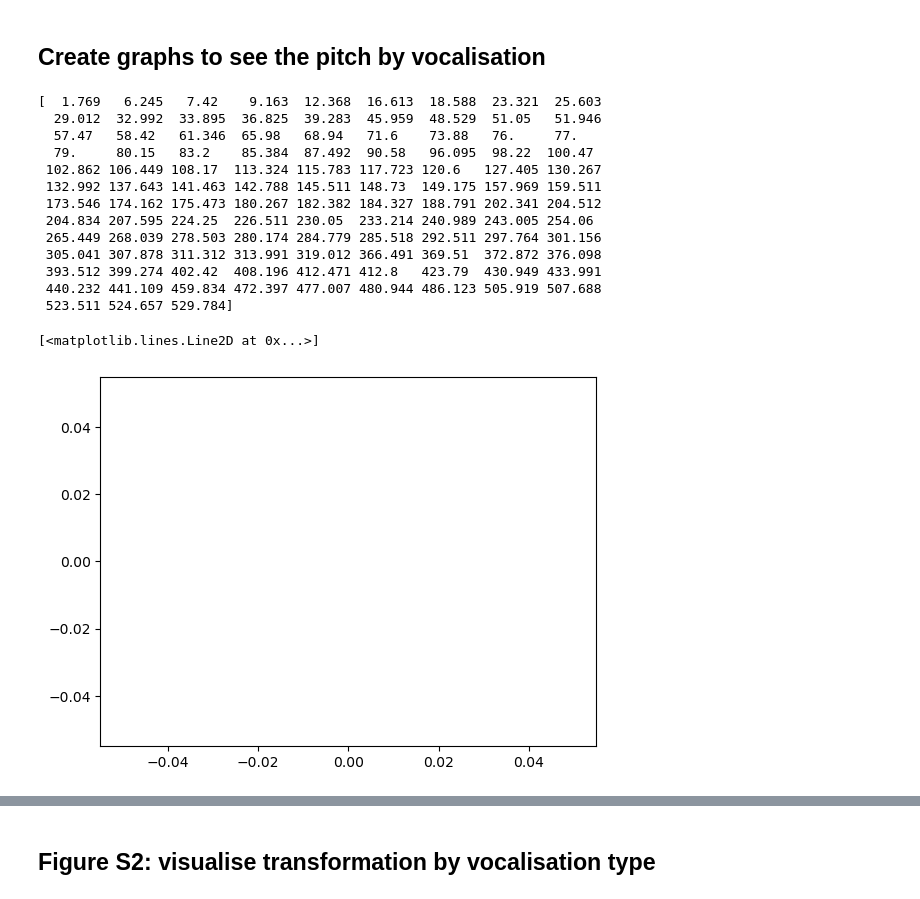
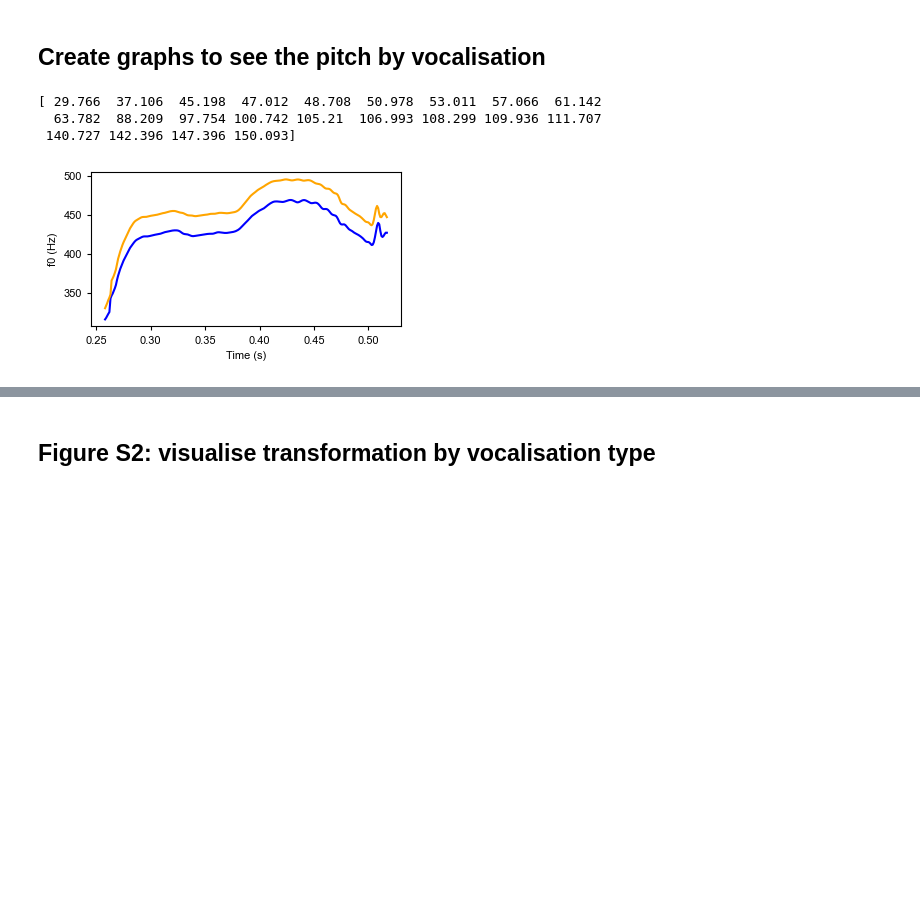
Before and after one commit to marghebelia/vocal_self_recognition, a Jupyter notebook: Scripts/Script4_f0overtime.ipynb, the cells around one changed output, grey strips where cells are left out. Cells and saved outputs as stored; diff of their text form; code cells hidden in the pictures; blank space fills up the shorter version.

Commit message:
new figures

```diff
--- a/Scripts/Script4_f0overtime.ipynb
+++ b/Scripts/Script4_f0overtime.ipynb
@@ -78,34 +79,54 @@ df_bb.head()
 # %% [markdown]
 ## Create graphs to see the pitch by vocalisation
 # %%
+## Figure 1 - upward
+# Publication-style defaults
+mpl.rcParams.update({
+    "font.family": "Arial",
+    "font.size": 8,
+    "axes.labelsize": 8,
+    "xtick.labelsize": 8,
+    "ytick.labelsize": 8,
+    "axes.linewidth": 0.8,
+    "xtick.major.width": 0.8,
+    "ytick.major.width": 0.8,
+    "xtick.major.size": 3,
+    "ytick.major.size": 3,
+    "pdf.fonttype": 42,
+    "ps.fonttype": 42,
+})
 ## WHO ARE WE PLOTTING
-X = 68
+X = 78
 
 ## finds start_times
 print(np.unique(df_bb.loc[((df_bb["BB"] == X)), "start_times"])) #  & (df_bb["who"] == "B")
 
 # which timing?
-tt = 459.834
+tt = 106.993
 
 #### PLOTS DIRECTLY FROM THE FILE
 #BBX = df_bb.loc[((df_bb["BB"] == X) & (df_bb["start_times"] == tt) & (df_bb["who"] == "B"))]
 BBX = df_bb.loc[((df_bb["BB"] == X) & (df_bb["start_times"] == tt))]
-plt.plot(BBX['timepoint'], BBX["f0_BBvoc_NM"], label="Non-modified", color='green')
-plt.plot(BBX['timepoint'], BBX["f0_BBvoc_M"], label="Modifié (M)", color='red')
+plt.figure(figsize=(4.0, 2))
+plt.plot(BBX['timepoint'], BBX["f0_BBvoc_NM"], label="Non-modified", color='blue')
+plt.plot(BBX['timepoint'], BBX["f0_BBvoc_M"], label="Modifié (M)", color='orange')
+plt.xlabel("Time (s)")
+plt.ylabel("f0 (Hz)")
 #plt.title(str(X), str(tt))
+
+plt.savefig(output_dir + "UPWARD.pdf", format=None, metadata=None,
+            bbox_inches = "tight", pad_inches=0.1,
+            facecolor='auto', edgecolor='auto',
+            backend=None)
+
+plt.savefig(output_dir + "UPWARD.png", dpi=1000, format=None, metadata=None,
+            bbox_inches = "tight", pad_inches=0.1,
+            facecolor='auto', edgecolor='auto',
+            backend=None)
+
+plt.show()
 # %% [output]
-[  1.769   6.245   7.42    9.163  12.368  16.613  18.588  23.321  25.603
-  29.012  32.992  33.895  36.825  39.283  45.959  48.529  51.05   51.946
-  57.47   58.42   61.346  65.98   68.94   71.6    73.88   76.     77.
-  79.     80.15   83.2    85.384  87.492  90.58   96.095  98.22  100.47
- 102.862 106.449 108.17  113.324 115.783 117.723 120.6   127.405 130.267
- 132.992 137.643 141.463 142.788 145.511 148.73  149.175 157.969 159.511
- 173.546 174.162 175.473 180.267 182.382 184.327 188.791 202.341 204.512
- 204.834 207.595 224.25  226.511 230.05  233.214 240.989 243.005 254.06
- 265.449 268.039 278.503 280.174 284.779 285.518 292.511 297.764 301.156
- 305.041 307.878 311.312 313.991 319.012 366.491 369.51  372.872 376.098
- 393.512 399.274 402.42  408.196 412.471 412.8   423.79  430.949 433.991
- 440.232 441.109 459.834 472.397 477.007 480.944 486.123 505.919 507.688
- 523.511 524.657 529.784]
+[ 29.766  37.106  45.198  47.012  48.708  50.978  53.011  57.066  61.142
+  63.782  88.209  97.754 100.742 105.21  106.993 108.299 109.936 111.707
+ 140.727 142.396 147.396 150.093]
-[<matplotlib.lines.Line2D at 0x...>]
-[figure, old version]
+[figure, new version]
```
Also changed, not shown: parts of 10 cells of this notebook.
